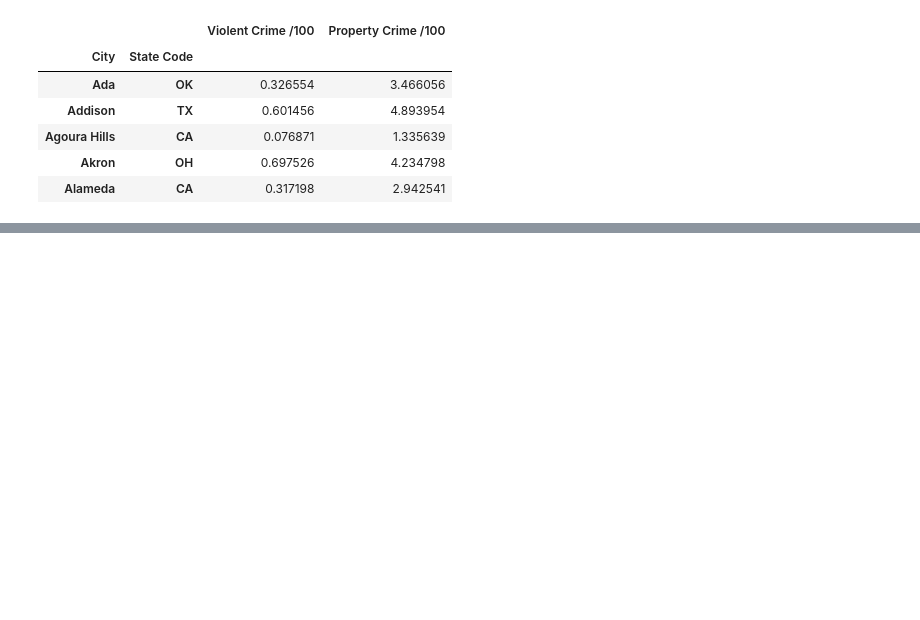
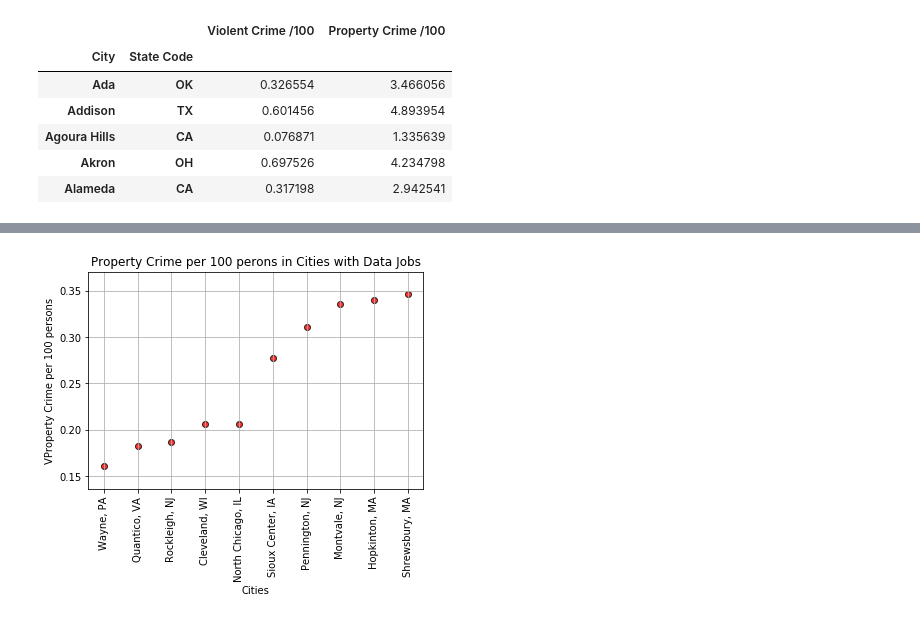
Before and after one commit to bazilahmed/python-wonders, a Jupyter notebook: Top Cities for Data jobs/jobs_analysis.ipynb, the cells around one changed output, grey strips where cells are left out. Saved outputs shown, nothing was run; the diff lists cells and outputs as text; code cells hidden in the pictures; blank space fills up the shorter version.

```diff
--- a/Top Cities for Data jobs/jobs_analysis.ipynb
+++ b/Top Cities for Data jobs/jobs_analysis.ipynb
@@ -222,0 +234,21 @@ plt.savefig("charts/Cities Vs Crime per 100 Persons")
+# %%
+# Chart to display Cities Vs Crime per 100 persons for data jobs
+
+fig, ax = plt.subplots()
+
+ax.scatter(top_cities_low_p_crime["Location"], top_cities_low_p_crime["Property Crime /100"], marker='o',
+                                color='red', edgecolor='k', alpha=0.8)
+ax.set_xlabel("Cities")
+ax.set_ylabel("VProperty Crime per 100 persons")
+ax.set_title("Property Crime per 100 perons in Cities with Data Jobs")
+
+fig = plt.gcf()
+# fig.set_size_inches(25, 10)
+# ax = plt.subplots(figsize=(20, 10))
+# ax.legend(loc="best", fontsize="small", fancybox=True)
+plt.xticks(rotation='vertical')
+ax.grid()
+
+plt.savefig("charts/Cities Vs Property Crime per 100 Persons")
+# %% [output]
+[figure, added]
```
Also changed, not shown: parts of 4 cells of this notebook, 1 other file.
